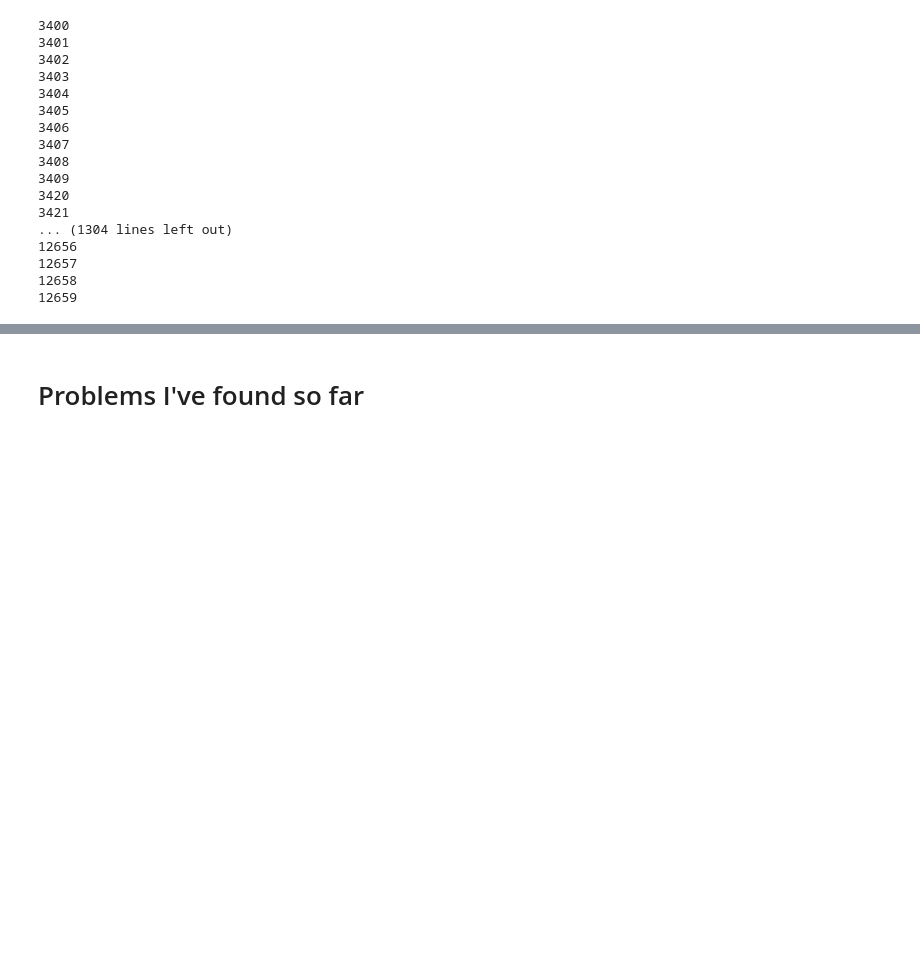
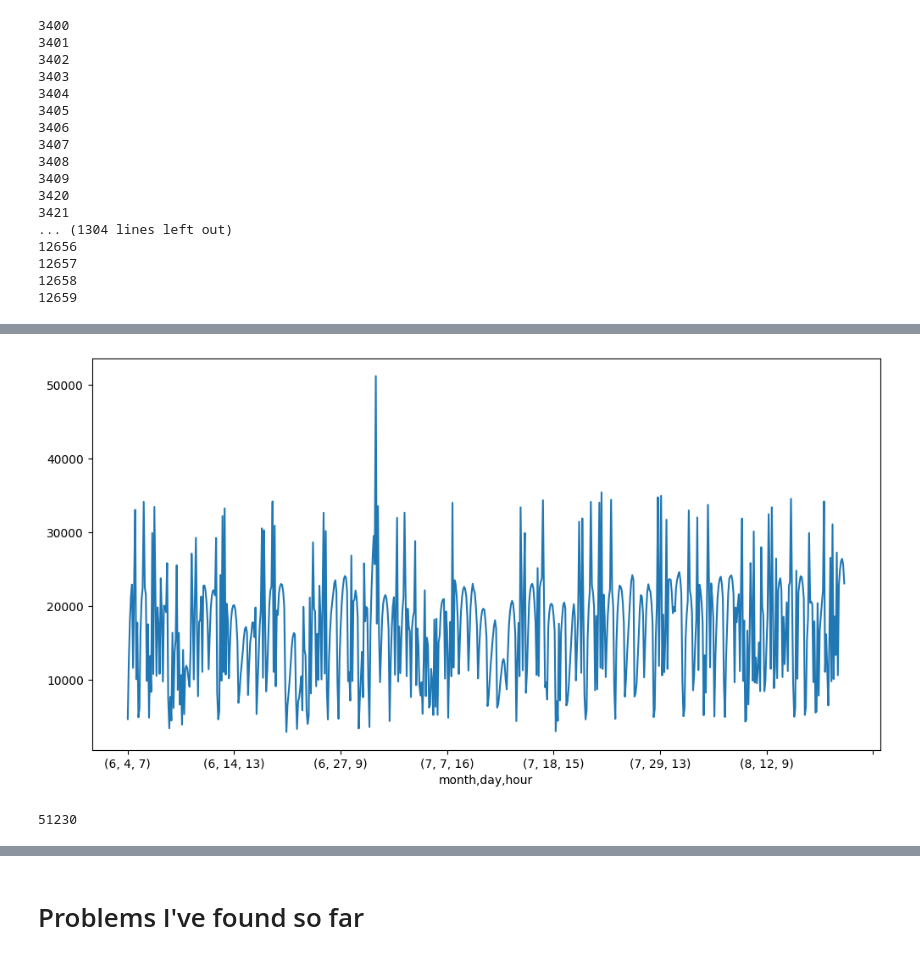
Before and after one commit to EmincanY/TimeSeriesModels-MunicipalityPredictions, a Jupyter notebook: Emincan_YILMAZ_interview.ipynb, the cells around one changed output, grey strips where cells are left out. Cells and saved outputs as stored; diff of their text form; code cells hidden in the pictures; blank space fills up the shorter version.

```diff
--- a/Emincan_YILMAZ_interview.ipynb
+++ b/Emincan_YILMAZ_interview.ipynb
@@ -384,4 +468,6 @@ df.groupby(["month","day"])["usage"].sum().plot();
 # %%
-plt.figure(figsize=(16,6))
+plt.figure(figsize=(12,6))
 
 df.groupby(["month","day",'hour'])["usage"].sum().plot();
+# %% [output]
+[figure, added]
@@ -391,0 +474,4 @@ df.groupby(["month","day",'hour'])["usage"].sum().plot();
+# %%
+df[(df['month'] == 6) & (df['day'] == 30) & (df['hour'] == 13)]['usage'].sum() # 51k ???
+# %% [output]
+51230
```
Also changed, not shown: parts of 29 cells of this notebook.
